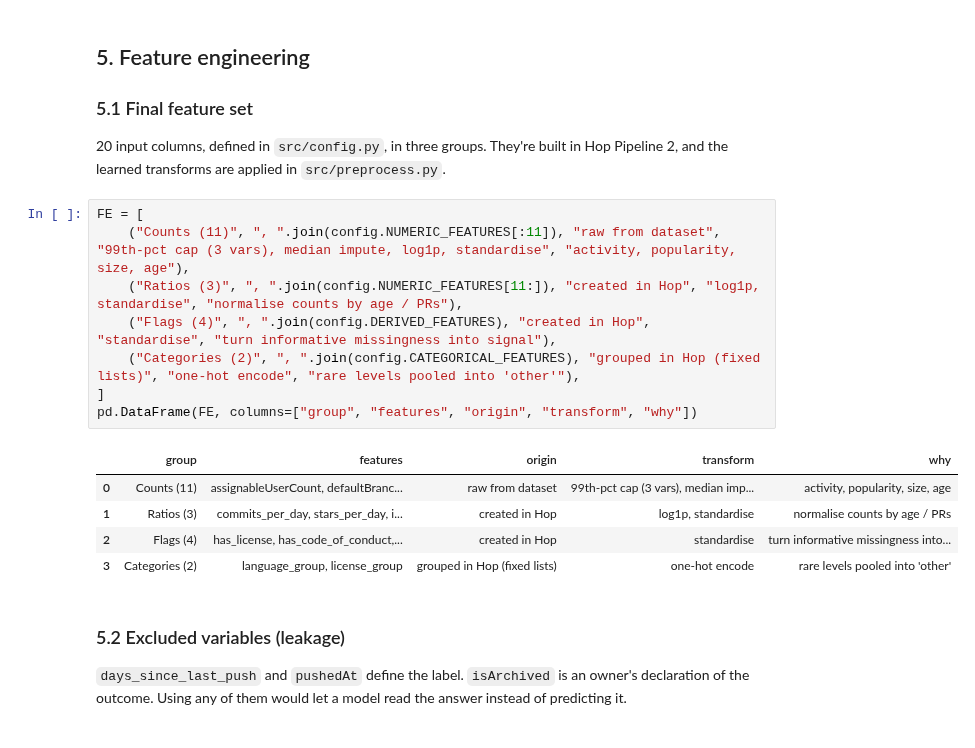
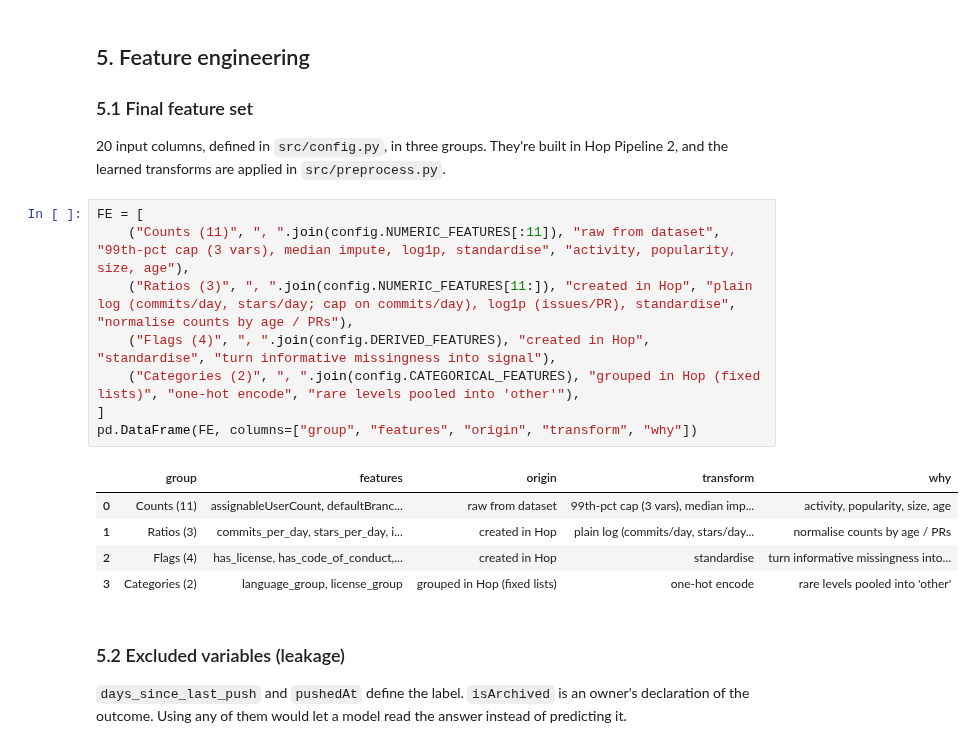
Before and after one commit to aminsaidane/github-abandonment-predection, a Jupyter notebook: notebooks/eda.ipynb, the cells around one changed output. Saved outputs shown, nothing was run; the diff lists cells and outputs as text.

```diff
--- a/notebooks/eda.ipynb
+++ b/notebooks/eda.ipynb
@@ -785,15 +786,15 @@ save(fig, "fig_effect_sizes")
 # %%
 FE = [
     ("Counts (11)", ", ".join(config.NUMERIC_FEATURES[:11]), "raw from dataset", "99th-pct cap (3 vars), median impute, log1p, standardise", "activity, popularity, size, age"),
-    ("Ratios (3)", ", ".join(config.NUMERIC_FEATURES[11:]), "created in Hop", "log1p, standardise", "normalise counts by age / PRs"),
+    ("Ratios (3)", ", ".join(config.NUMERIC_FEATURES[11:]), "created in Hop", "plain log (commits/day, stars/day; cap on commits/day), log1p (issues/PR), standardise", "normalise counts by age / PRs"),
     ("Flags (4)", ", ".join(config.DERIVED_FEATURES), "created in Hop", "standardise", "turn informative missingness into signal"),
     ("Categories (2)", ", ".join(config.CATEGORICAL_FEATURES), "grouped in Hop (fixed lists)", "one-hot encode", "rare levels pooled into 'other'"),
 ]
 pd.DataFrame(FE, columns=["group", "features", "origin", "transform", "why"])
 # %% [output]
 |  | group | features | origin | transform | why |
 | 0 | Counts (11) | assignableUserCount, defaultBranc... | raw from dataset | 99th-pct cap (3 vars), median imp... | activity, popularity, size, age |
-| 1 | Ratios (3) | commits_per_day, stars_per_day, i... | created in Hop | log1p, standardise | normalise counts by age / PRs |
+| 1 | Ratios (3) | commits_per_day, stars_per_day, i... | created in Hop | plain log (commits/day, stars/day... | normalise counts by age / PRs |
 | 2 | Flags (4) | has_license, has_code_of_conduct,... | created in Hop | standardise | turn informative missingness into... |
 | 3 | Categories (2) | language_group, license_group | grouped in Hop (fixed lists) | one-hot encode | rare levels pooled into 'other' |
 # %% [markdown]
```
Also changed, not shown: parts of 3 cells of this notebook, 18 other files.
